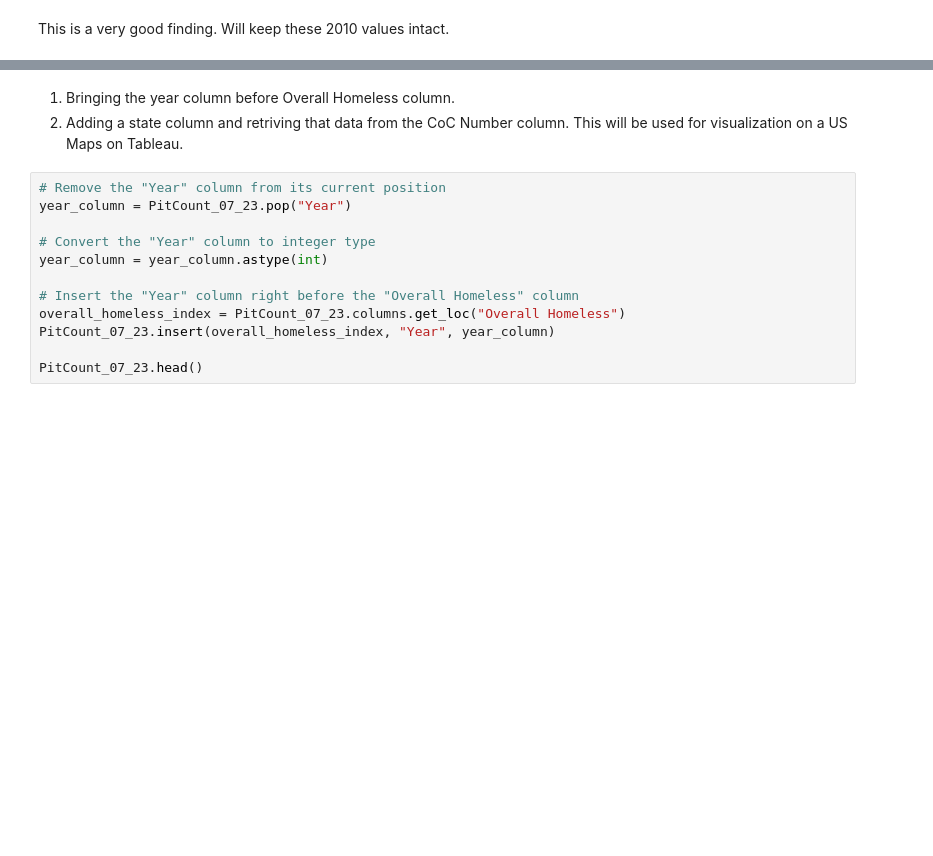
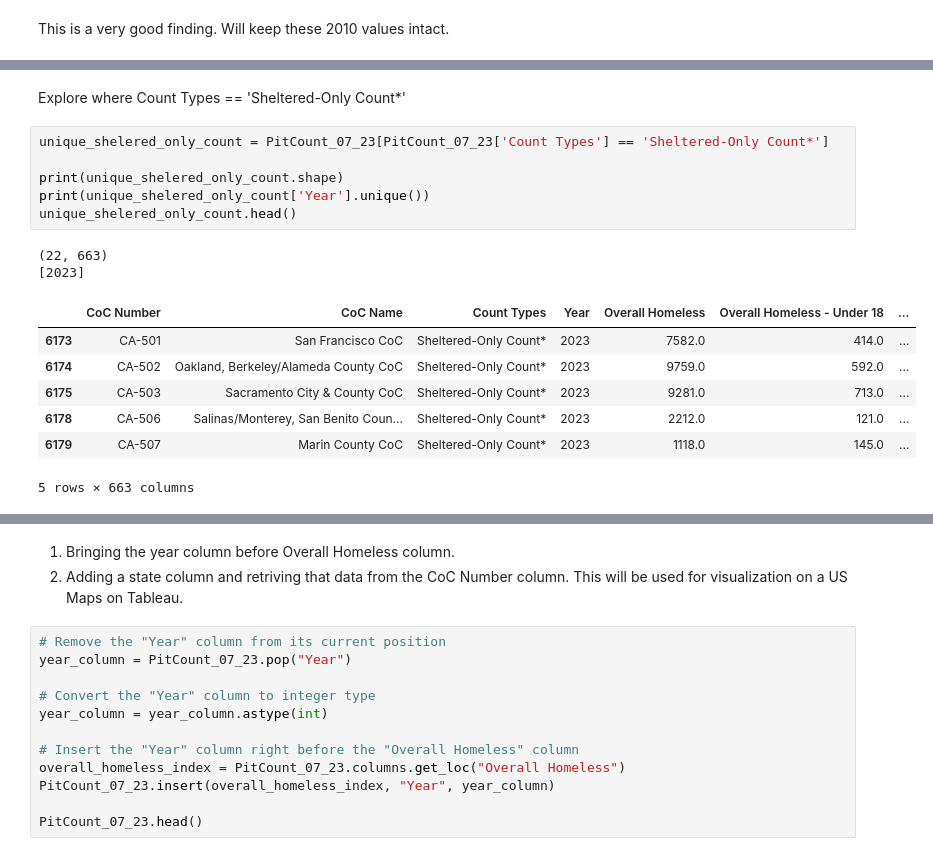
Before and after one commit to SinghNavnoor/homelessness_PIT_count_analysis, a Jupyter notebook: homeless_analysis.ipynb, the cells around one changed output, grey strips where cells are left out. Cells and saved outputs as stored; diff of their text form; blank space fills up the shorter version.

```diff
--- a/homeless_analysis.ipynb
+++ b/homeless_analysis.ipynb
@@ -984,0 +1029,18 @@ array(['Sheltered and Unsheltered Count', nan, 'Sheltered-Only Count',
+# %% [markdown]
+Explore where Count Types == 'Sheltered-Only Count*'
+# %%
+unique_shelered_only_count = PitCount_07_23[PitCount_07_23['Count Types'] == 'Sheltered-Only Count*']
+
+print(unique_shelered_only_count.shape)
+print(unique_shelered_only_count['Year'].unique())
+unique_shelered_only_count.head()
+# %% [output]
+(22, 663)
+[2023]
+|  | CoC Number | CoC Name | Count Types | Year | Overall Homeless | Overall Homeless - Under 18 | ... |
+| 6173 | CA-501 | San Francisco CoC | Sheltered-Only Count* | 2023 | 7582.0 | 414.0 | ... |
+| 6174 | CA-502 | Oakland, Berkeley/Alameda County CoC | Sheltered-Only Count* | 2023 | 9759.0 | 592.0 | ... |
+| 6175 | CA-503 | Sacramento City & County CoC | Sheltered-Only Count* | 2023 | 9281.0 | 713.0 | ... |
+| 6178 | CA-506 | Salinas/Monterey, San Benito Coun... | Sheltered-Only Count* | 2023 | 2212.0 | 121.0 | ... |
+| 6179 | CA-507 | Marin County CoC | Sheltered-Only Count* | 2023 | 1118.0 | 145.0 | ... |
+5 rows × 663 columns
```
Also changed, not shown: parts of 36 cells of this notebook, 1 other file.
